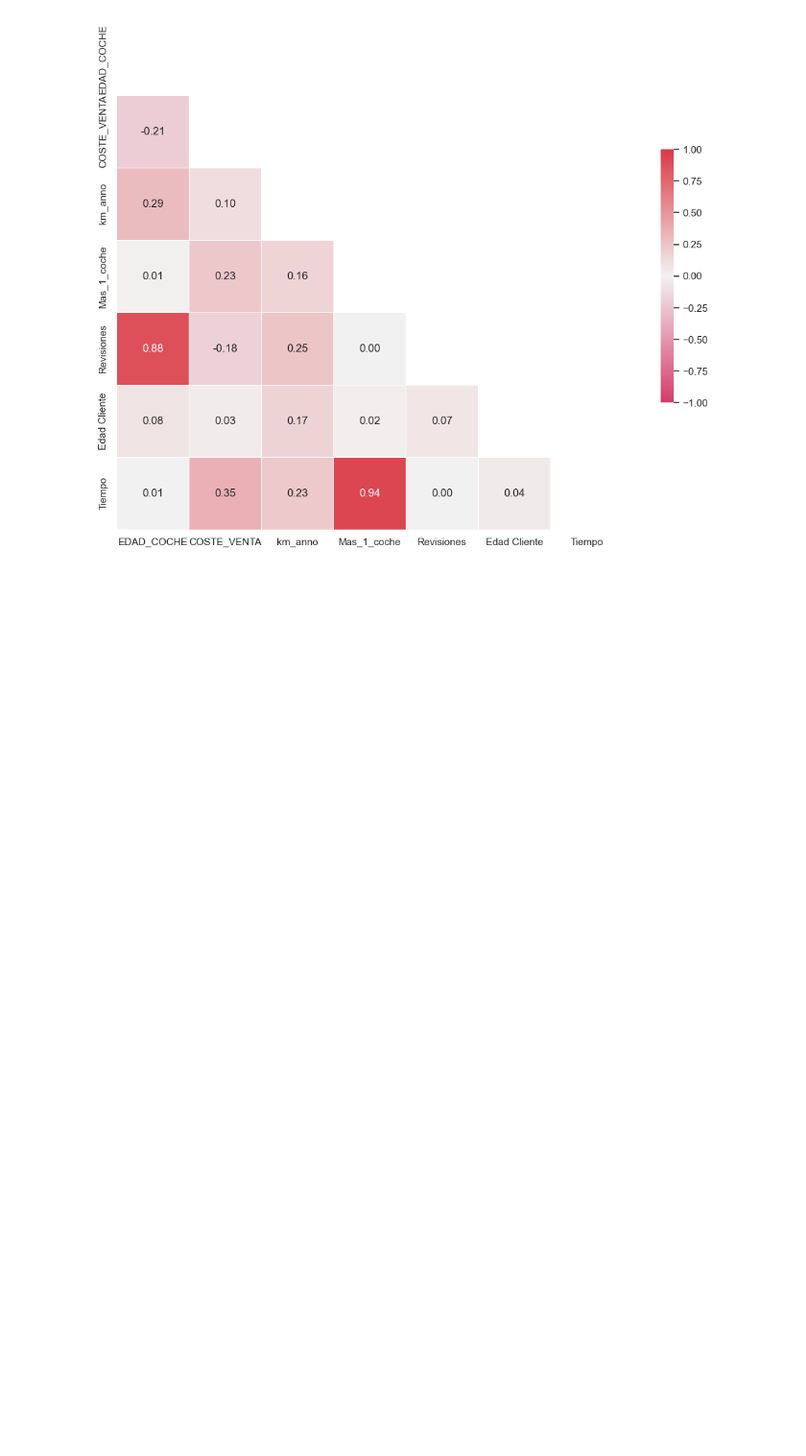
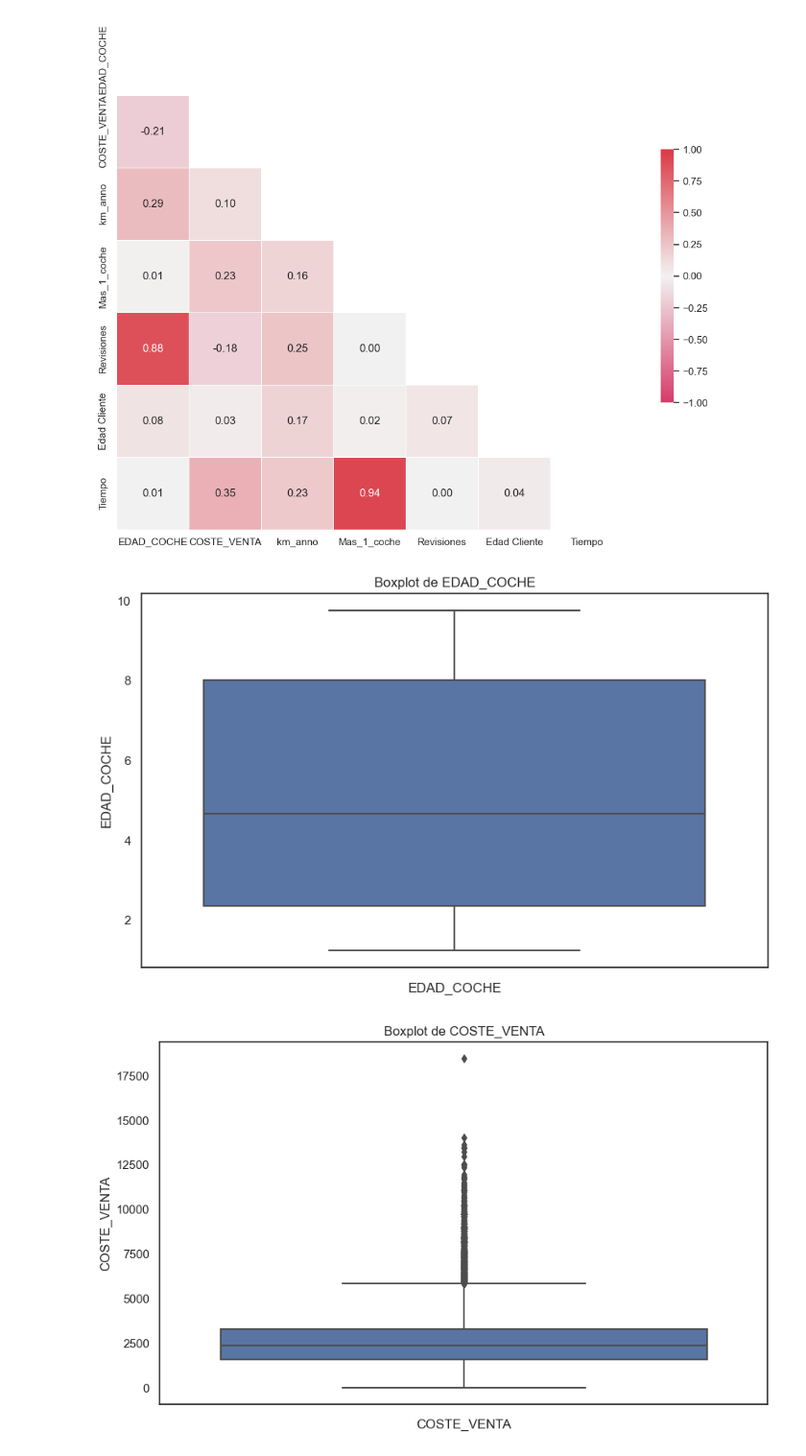
Before and after one commit to lauralardies/caso_practico_1, a Jupyter notebook: Caso Práctico/analisis/visualizacion.ipynb, the cells around one changed output. Shown at 96% size. Cells and saved outputs as stored; diff of their text form; code cells hidden in the pictures; blank space fills up the shorter version.

Commit message:
boxplot columnas numericas

```diff
--- a/Caso Práctico/analisis/visualizacion.ipynb
+++ b/Caso Práctico/analisis/visualizacion.ipynb
@@ -67,3 +67,17 @@ sns.heatmap(correlation_matrix,
 plt.show()
 # %% [output]
 [figure]
+# %%
+# Filtrar solo las columnas numéricas
+numerical_data = data.select_dtypes(include=['float64', 'int64'])
+
+# Crear un boxplot individual para cada columna numérica
+for column in numerical_data.columns:
+    plt.figure(figsize=(10, 6))
+    sns.boxplot(y=numerical_data[column])
+    plt.title(f"Boxplot de {column}")
+    plt.xlabel(column)
+    plt.show()
+# %% [output]
+[figure, added]
+[figure, added]
```
Also changed, not shown: parts of 1 cell of this notebook.
